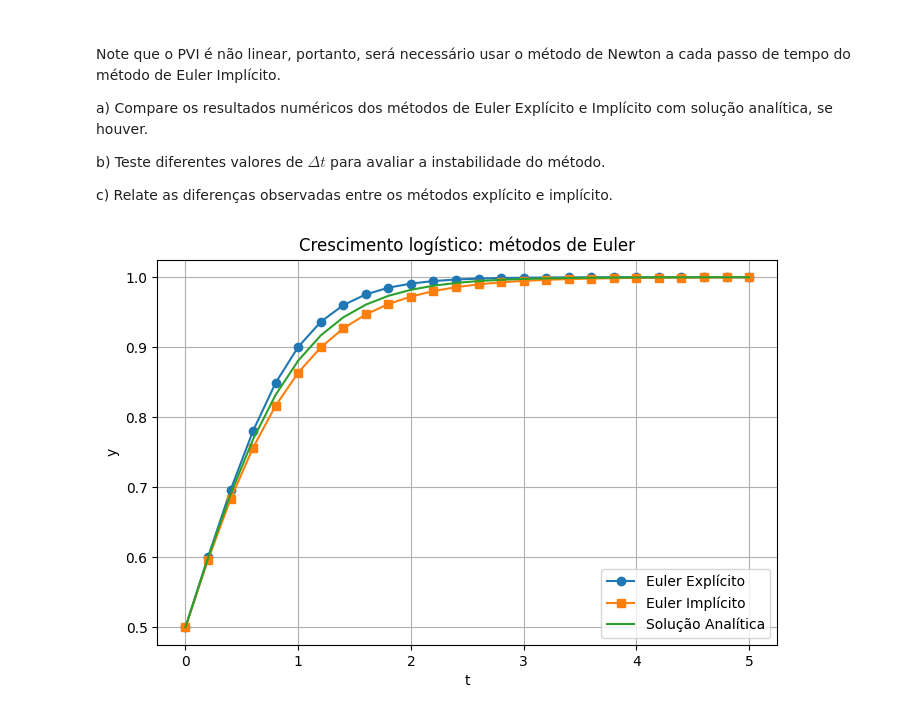
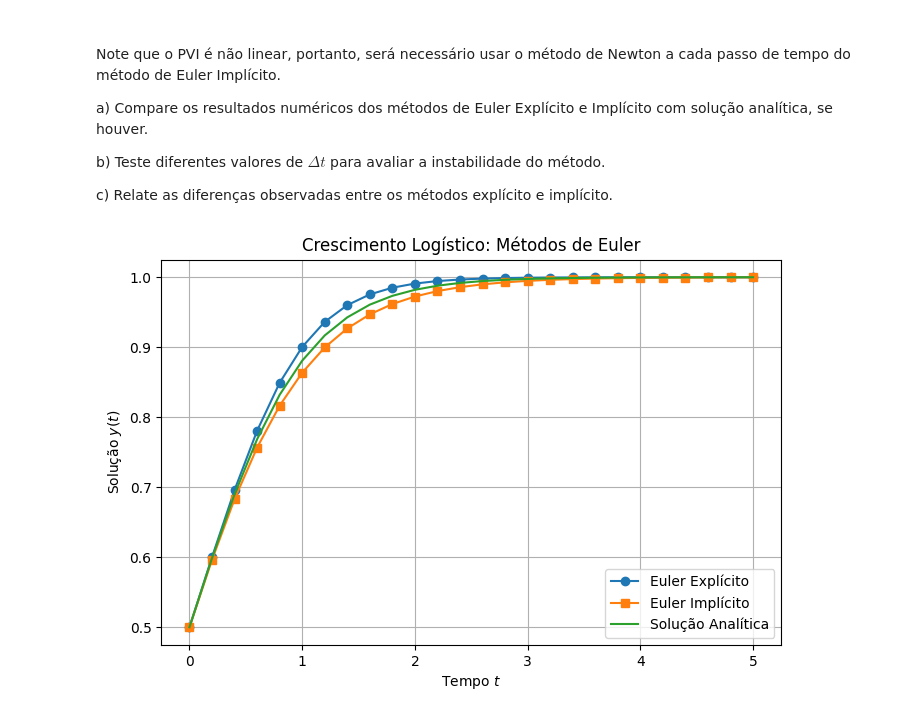
Before and after one commit to MarianaSiano/Calculo_Numerico, a Jupyter notebook: CN_turma_X_P1_2025_3.ipynb, the cells around one changed output. Drawn from its saved outputs; the diff is of its cells as text; code cells hidden in the pictures.

```diff
--- a/CN_turma_X_P1_2025_3.ipynb
+++ b/CN_turma_X_P1_2025_3.ipynb
@@ -224,34 +224,36 @@ def euler_implicito(f, df, y0, t0, tf, dt):
     t = np.arange(t0, tf + dt, dt)
     N = len(t)
     y = np.zeros(N)
     y[0] = y0
     for n in range(N-1):
         y[n+1] = newton_impl(f, df, y[n], t[n+1], dt)
     return t, y
 
 # Solução analítica do crescimento logistíco
 def y_analitica(t, r = 2, y0 = 0.5):
     return (y0 * np.exp(r * t)) / (1 + y0 * (np.exp(r * t) - 1))
 
 # Parâmetros
 y0 = 0.5
 t0 = 0
 tf = 5
 dt = 0.2 # Pode variar para o item (b)
 
 t, y_exp = euler_explicito(f, y0, t0, tf, dt)
 _, y_imp = euler_implicito(f, df_dy, y0, t0, tf, dt)
 y_ex = y_analitica(t)
 
 plt.figure(figsize=(8, 5))
 plt.plot(t, y_exp, 'o-', label='Euler Explícito')
 plt.plot(t, y_imp, 's-', label='Euler Implícito')
 plt.plot(t, y_ex, '-', label='Solução Analítica')
-plt.xlabel('t')
-plt.ylabel('y')
+plt.xlabel('Tempo $t$')
+plt.ylabel('Solução $y(t)$')
 plt.legend()
 plt.grid(True)
-plt.title('Crescimento logístico: métodos de Euler')
+plt.title('Crescimento Logístico: Métodos de Euler')
 plt.show()
+
+# b) Teste para diferentes valores de dt
 # %% [output]
-[figure, old version]
+[figure, new version]
```
